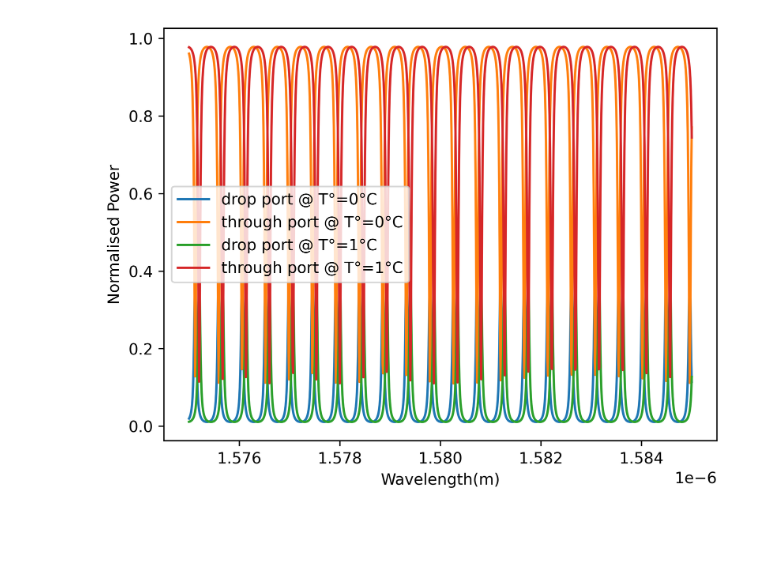
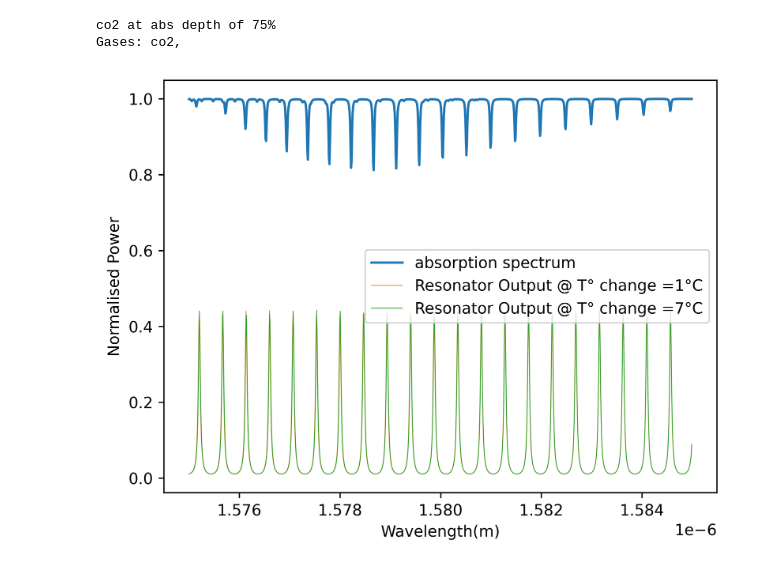
Before and after one commit to Driss-001/Capstone_G2_2022-2023, a Jupyter notebook: test.ipynb, the cells around one changed output. Saved outputs shown, nothing was run; the diff lists cells and outputs as text; code cells hidden in the pictures; blank space fills up the shorter version.

Commit message:
added absorption and resonator simulated output

```diff
--- a/test.ipynb
+++ b/test.ipynb
@@ -1,10 +1,14 @@
 # %%
 
 import numpy as np
+import matplotlib.pyplot as plt
 from  Reson_Sim.Resonator import Resonator as rs
 
-rs1 = rs(Temp=np.arange(0,5,1))
+rs1 = rs(Temp=np.arange(0,11,1))
+# %% [output]
+co2 at abs depth of 75%
+Gases: co2,
-# %%
-rs1.display_spectrum(range(0,2))
-# %% [output]
-[figure, removed]
+# %%
+rs1.display_output((3,10))
+# %% [output]
+[figure, added]
```
Also changed, not shown: parts of 2 cells of this notebook, 1 other file.
